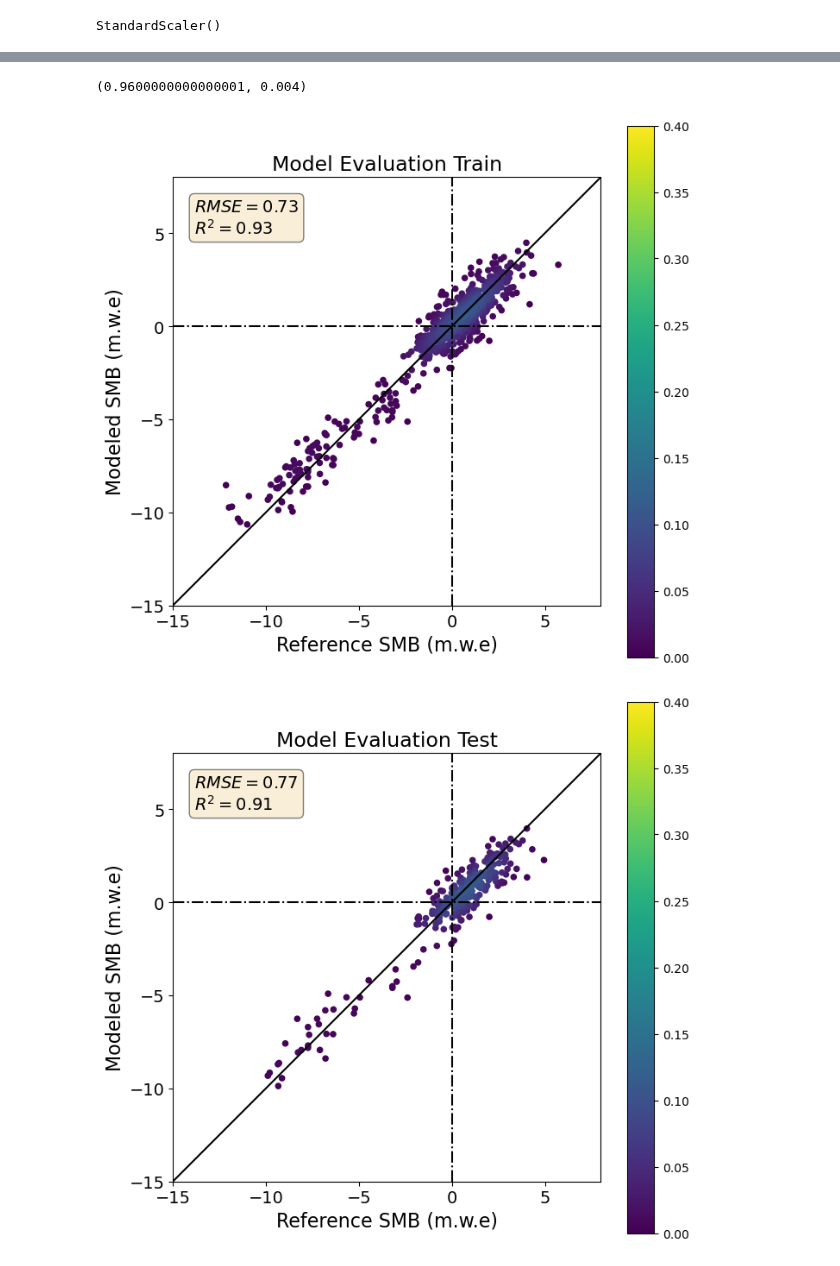
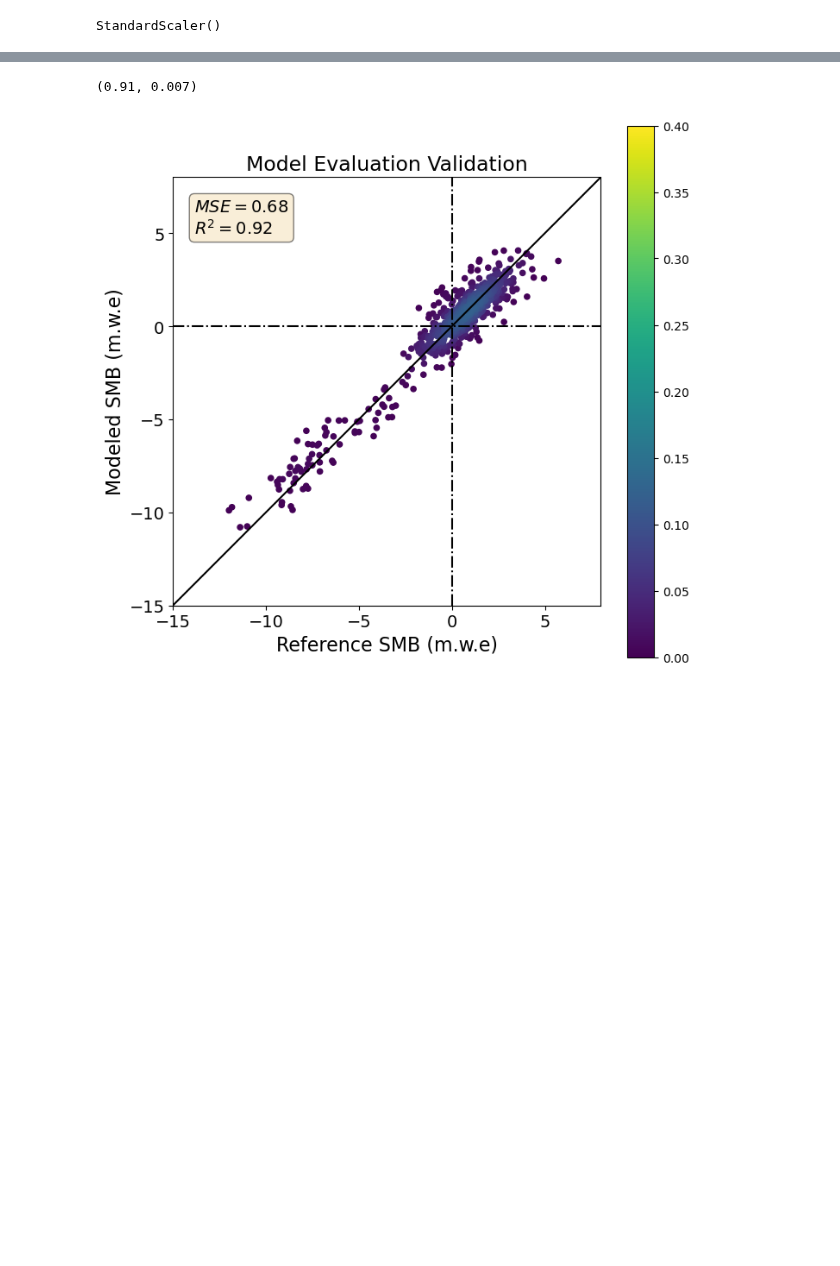
Before and after one commit to khsjursen/ML_MB_Norway, a Jupyter notebook: train_model_Nigardsbreen_all.ipynb, the cells around one changed output, grey strips where cells are left out. Drawn from its saved outputs; the diff is of its cells as text; code cells hidden in the pictures; blank space fills up the shorter version.

```diff
--- a/train_model_Nigardsbreen_all.ipynb
+++ b/train_model_Nigardsbreen_all.ipynb
@@ -604,10 +226,11 @@ import seaborn as sns
 from sklearn.model_selection import train_test_split
 # %%
 # Load training and validation datasets
-filepath = '/home/jovyan/ML_MB_Norway_data/'
+#filepath = '/home/jovyan/ML_MB_Norway_data/'
+filepath = 'Data/'
 
-df_train_orig = pd.read_csv(filepath + 'train_test/data_train_nigardsbreen.csv', index_col=0)
-df_validation_orig = pd.read_csv(filepath + 'train_test/data_validation_nigardsbreen.csv', index_col=0)
+df_train = pd.read_csv(filepath + 'train_test/data_train_all_nigardsbreen.csv', index_col=0)
+#df_validation_orig = pd.read_csv(filepath + 'train_test/data_validation_nigardsbreen.csv', index_col=0)
 df_test = pd.read_csv(filepath + 'train_test/data_test_nigardsbreen.csv', index_col=0)
 
-df_train = pd.concat([df_train_orig, df_validation_orig])
+#df_train = pd.concat([df_train_orig, df_validation_orig])
@@ -659,7 +290,7 @@ def plot_prediction(y1, y2, data_type:str, n_toplot=10**10):
     plt.gca().set_box_aspect(1)
 
     textstr = '\n'.join((
-    r'$RMSE=%.2f$' % (mean_squared_error(y_expected, y_predicted), ),
+    r'$MSE=%.2f$' % (mean_squared_error(y_expected, y_predicted, squared=True), ),
     r'$R^2=%.2f$' % (r2_score(y_expected, y_predicted), )))
     props = dict(boxstyle='round', facecolor='wheat', alpha=0.5)
     # place a text box in upper left in axes coords
@@ -685,12 +316,18 @@ StandardScaler()
 X_train_scaled = scaler.transform(X_train)
 X_test_scaled = scaler.transform(X_test)
 # %%
+# Create Kfold iterator for given number of splits
+num_splits = 5
+kf = KFold(n_splits=num_splits) # size of the test set will be 1/K (i.e. 1/n_splits); 1/5 = 0.2, 1/10 = 0.1
+kf
+
+# Grid search for best hyperparameters
 elastic= ElasticNetCV(l1_ratio = np.arange(0.01,1,0.05),
                       #l1_ratio = [0.001,0.005,0.01,0.03,0.07,0.1, 0.3, 0.5, 0.6, 0.7, 0.8, 0.85, 0.9,0.95, 1],
                       #alphas = [0.0001, 0.0003, 0.0006, 0.001, 0.003, 0.006, 0.01, 0.03, 0.06, 0.1, 0.3, 0.6, 1, 3,6],
                       alphas = np.arange(0.001,2,0.001),
                       max_iter = 50000,
-                      cv = 10,
+                      cv = kf,
                       tol=0.001)
 
 elastic.fit(X_train_scaled,y_train) # Fit is on grid of alphas and best alpha estimated by cross-validation.
@@ -704,10 +341,4 @@ ElasticNetCV(alphas=array([1.000e-03, 2.000e-03, 3.000e-03, ..., 1.997e+00, 1.99
 # %%
 elastic.l1_ratio_, elastic.alpha_
 # %% [output]
-(0.9600000000000001, 0.004)
+(0.91, 0.007)
-# %%
-plot_prediction(y_train, elastic.predict(X_train_scaled), 'Train', n_toplot=5000)
-plot_prediction(y_test, elastic.predict(X_test_scaled), 'Test', n_toplot=5000)
-# %% [output]
-[figure, removed]
-[figure, removed]
@@ -713,0 +349,24 @@ plot_prediction(y_test, elastic.predict(X_test_scaled), 'Test', n_toplot=5000)
+# %%
+# Plot validation scores for each of the k folds together.
+
+y_test_list = []
+y_pred_list = []
+
+for train_index, test_index in kf.split(X_train_scaled, y_train):
+    # Loops over n_splits iterations and gets train and test splits in each fold
+    X_train1, X_test1 = X_train_scaled[train_index], X_train_scaled[test_index]
+    y_train1, y_test1 = y_train[train_index], y_train[test_index]
+    elastic_model.fit(X_train1, y_train1)
+    y_pred = elastic_model.predict(X_test1)
+
+    y_test_list.extend(y_test1)
+    y_pred_list.extend(y_pred)
+
+# Arrays of predictions and observations for each fold
+y_test_all = np.hstack([*y_test_list])
+y_pred_all = np.hstack([*y_pred_list])
+
+# Plot predictions and observations for each cross-valiadation fold together
+plot_prediction(y_test_all, y_pred_all, 'Validation', n_toplot=5000)
+# %% [output]
+[figure, added]
```
Also changed, not shown: parts of 72 cells of this notebook.
